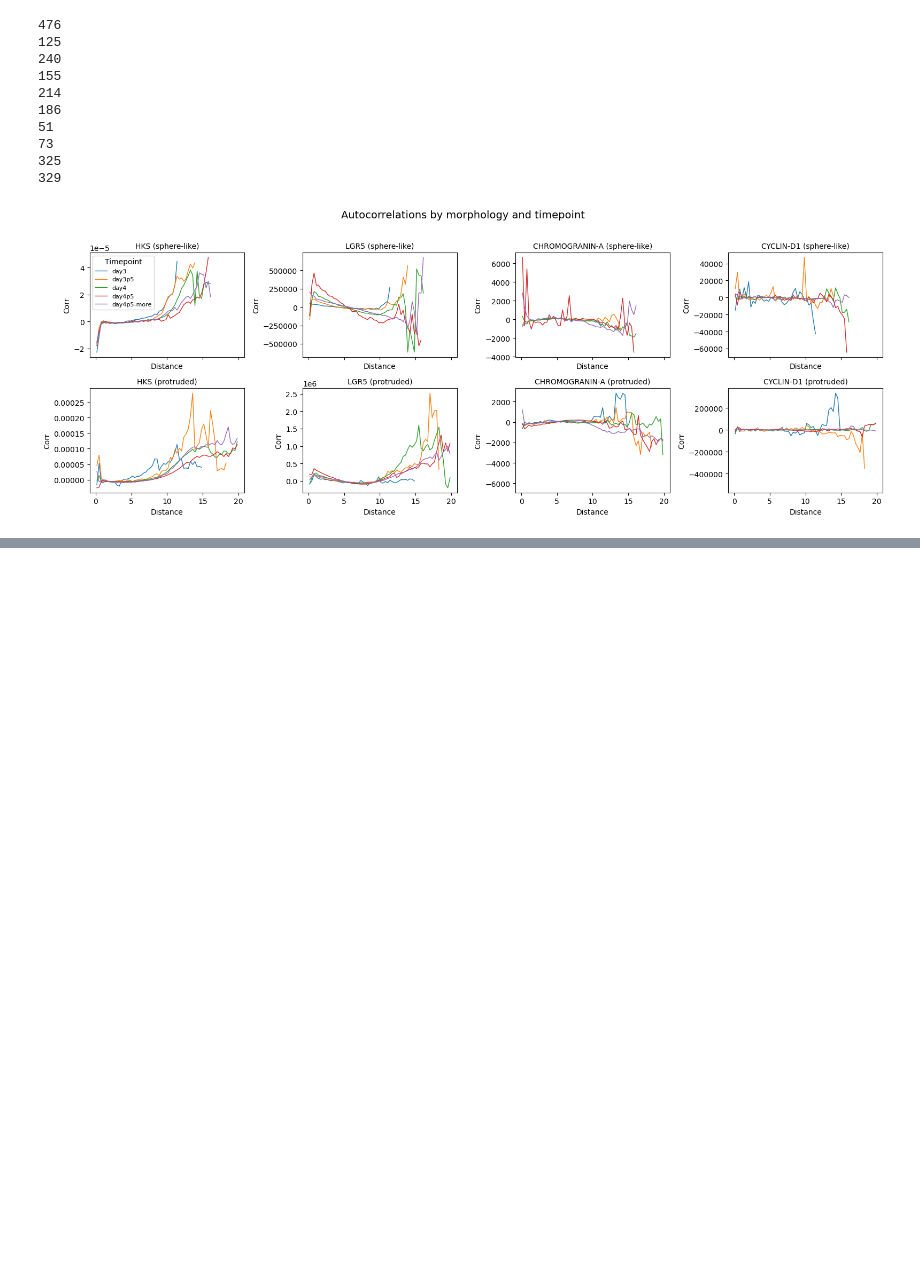
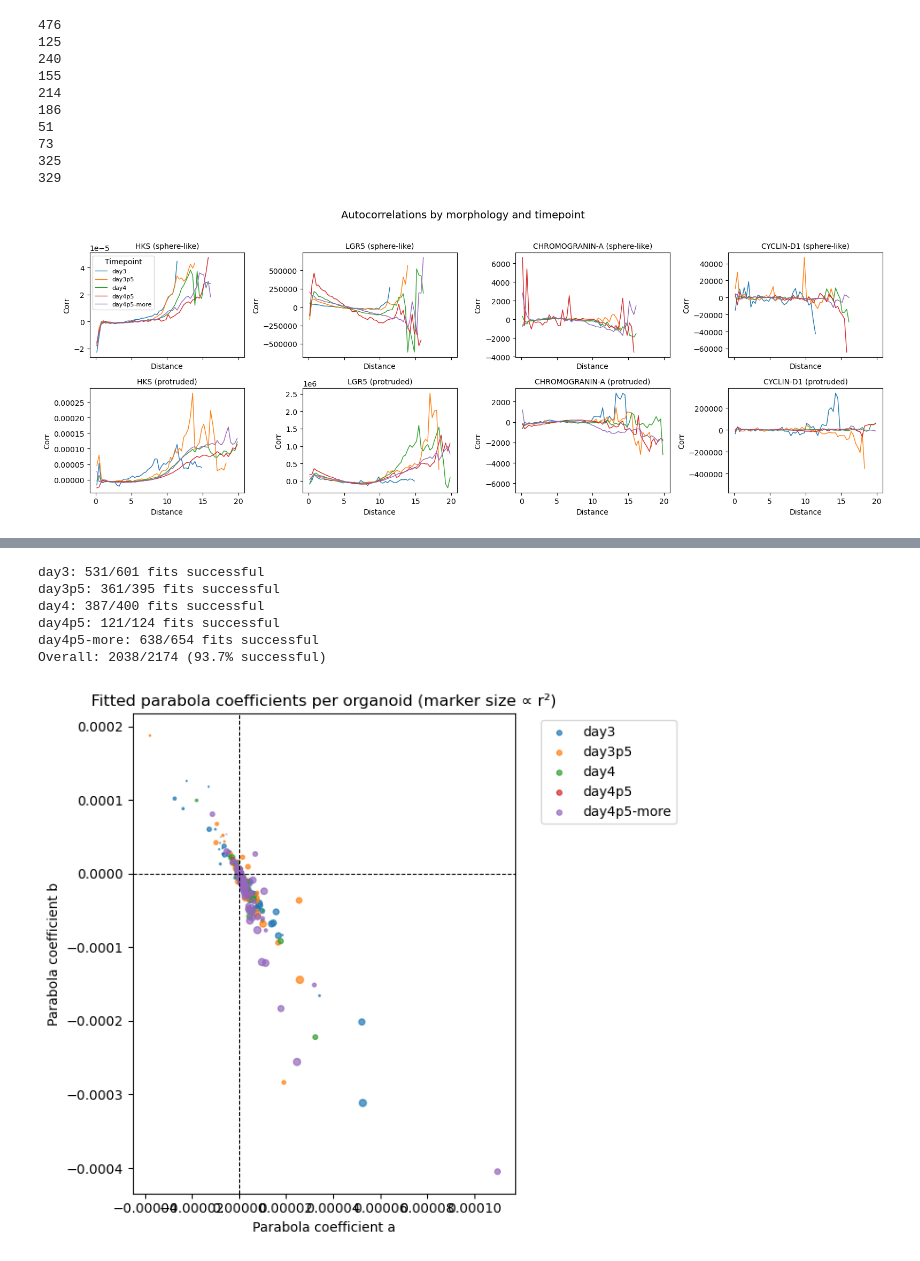
Before and after one commit to fskovbo/SphericalHarmonics, a Jupyter notebook: calc_2point_corr_ensemble full.ipynb, the cells around one changed output, grey strips where cells are left out. Drawn from its saved outputs; the diff is of its cells as text; code cells hidden in the pictures; blank space fills up the shorter version.

```diff
--- a/calc_2point_corr_ensemble full.ipynb
+++ b/calc_2point_corr_ensemble full.ipynb
@@ -651,0 +701,68 @@ IndexError: tuple index out of range
+# %%
+total = 0
+successful = 0
+
+for tp, coeffs in coeffs_dict.items():
+    n_total = coeffs.shape[0]
+    mask = ~np.isnan(coeffs[:, 0]) & ~np.isnan(coeffs[:, 1]) & ~np.isnan(coeffs[:, 3])
+    n_success = np.sum(mask)
+
+    total += n_total
+    successful += n_success
+
+    print(f"{tp}: {n_success}/{n_total} fits successful")
+
+print(f"Overall: {successful}/{total} ({100*successful/total:.1f}% successful)")
+# %% [output]
+day3: 531/601 fits successful
+day3p5: 361/395 fits successful
+day4: 387/400 fits successful
+day4p5: 121/124 fits successful
+day4p5-more: 638/654 fits successful
+Overall: 2038/2174 (93.7% successful)
+# %%
+# Collect coefficients and labels
+a_vals = []
+b_vals = []
+r2_vals = []
+tp_labels = []
+
+for tp, coeffs in coeffs_dict.items():
+    mask = ~np.isnan(coeffs[:, 0]) & ~np.isnan(coeffs[:, 1]) & ~np.isnan(coeffs[:, 3])
+    a_vals.append(coeffs[mask, 0])
+    b_vals.append(coeffs[mask, 1])
+    r2_vals.append(coeffs[mask, 3])
+    tp_labels.extend([tp] * np.sum(mask))
+
+a_vals = np.concatenate(a_vals)
+b_vals = np.concatenate(b_vals)
+r2_vals = np.concatenate(r2_vals)
+tp_labels = np.array(tp_labels)
+
+
+# Scale marker sizes based on r^2
+marker_sizes = 30 * r2_vals**2  # base size + scaled by r^2 (range: ~2–15)
+
+# Unique timepoints and colors
+timepoints = list(coeffs_dict.keys())
+colors = plt.cm.tab10.colors  # up to 10 distinct colors
+
+plt.figure(figsize=(7, 6))
+for i, tp in enumerate(timepoints):
+    mask = tp_labels == tp
+    plt.scatter(
+        a_vals[mask], b_vals[mask],
+        s=marker_sizes[mask], alpha=0.7,
+        color=colors[i % len(colors)], label=tp
+    )
+
+plt.axhline(0, color="k", lw=0.8, ls="--")
+plt.axvline(0, color="k", lw=0.8, ls="--")
+plt.xlabel("Parabola coefficient a")
+plt.ylabel("Parabola coefficient b")
+plt.title("Fitted parabola coefficients per organoid (marker size ∝ r²)")
+plt.legend(bbox_to_anchor=(1.05, 1), loc="upper left")
+plt.tight_layout()
+plt.show()
+# %% [output]
+[figure, added]
```
Also changed, not shown: parts of 7 cells of this notebook, 1 other file.
